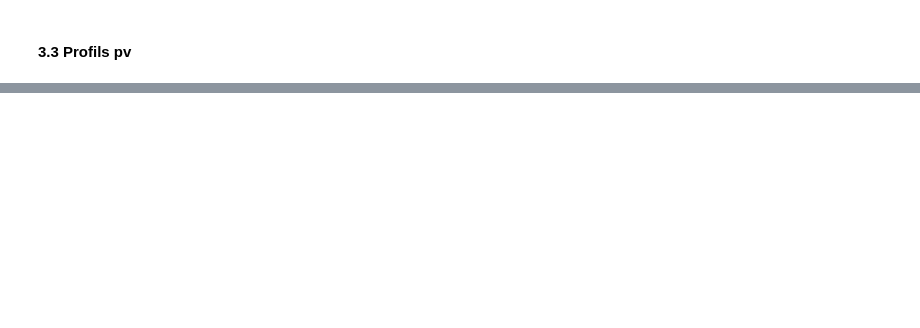
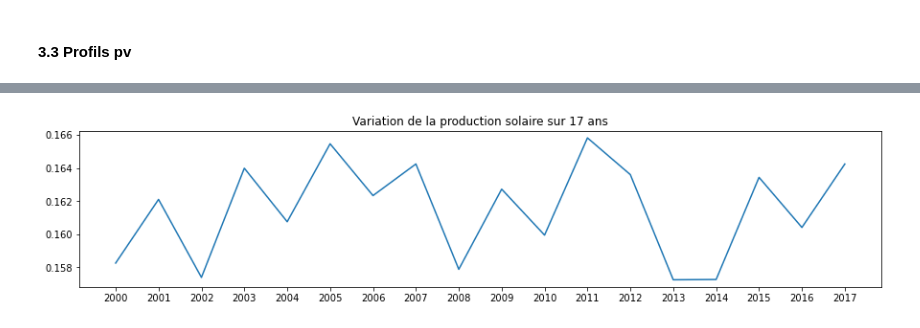
Before and after one commit to AmandineCapitaine/Projet_ENR, a Jupyter notebook: 6_profils_vre_dataframe.ipynb, the cells around one changed output, grey strips where cells are left out. Saved outputs shown, nothing was run; the diff lists cells and outputs as text; code cells hidden in the pictures; blank space fills up the shorter version.

```diff
--- a/6_profils_vre_dataframe.ipynb
+++ b/6_profils_vre_dataframe.ipynb
@@ -250,0 +371,12 @@ plt.show()
+# %%
+tab_ans_pv = []
+ans = ["2000", "2001", "2002", "2003", "2004", "2005", "2006", "2007", "2008", "2009", "2010", "2011", "2012", "2013", "2014", "2015", "2016", "2017"]
+for an in ans:
+    tab_ans_pv += [profils_pv_year[an]]
+
+plt.figure(figsize=(15,3))
+plt.plot(ans, tab_ans_pv)
+plt.title("Variation de la production solaire sur 17 ans")
+plt.show()
+# %% [output]
+[figure, added]
```
Also changed, not shown: parts of 16 cells of this notebook.
